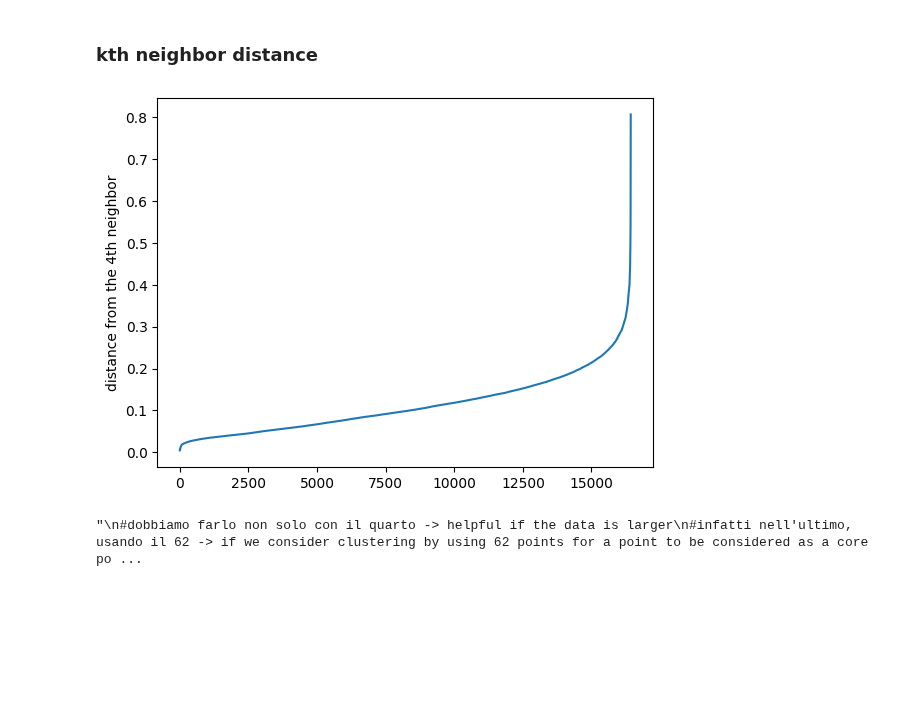
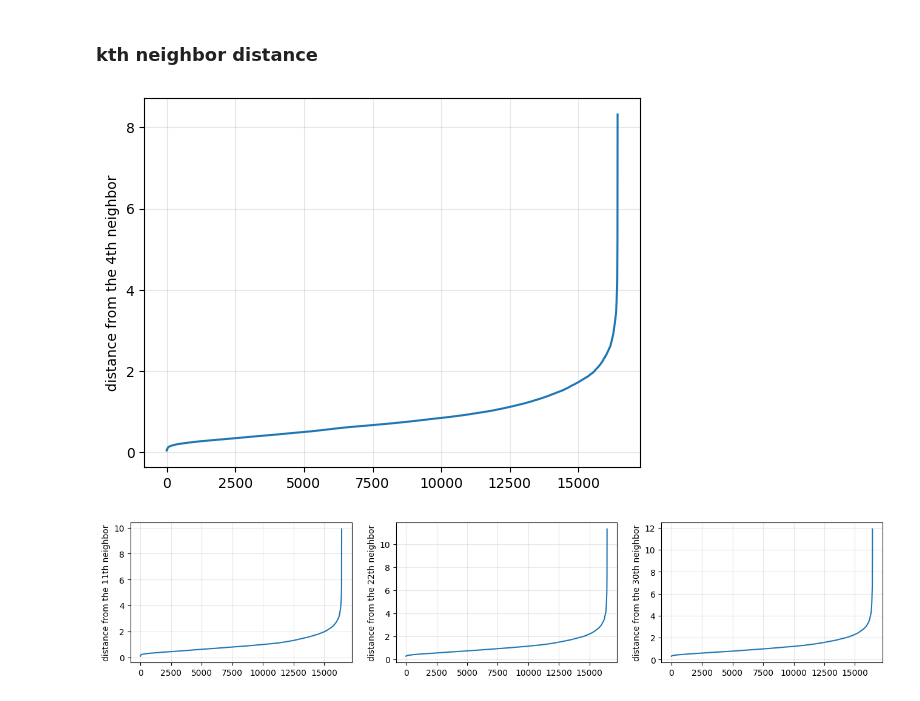
Before and after one commit to ChefBB/data_mining_1, a Jupyter notebook: code/clustering_dbscan.ipynb, the cells around one changed output. Drawn from its saved outputs; the diff is of its cells as text; code cells hidden in the pictures; blank space fills up the shorter version.

Commit message:
tuning parameters + file per visualisation con PCA

```diff
--- a/code/clustering_dbscan.ipynb
+++ b/code/clustering_dbscan.ipynb
@@ -97,4 +101,9 @@ y_mapped = pd.DataFrame(y).iloc[:,0].map(y_map)
 # z-score, fit and then transform
 scaler = StandardScaler()   #inizialize the standard scaler
 scaler.fit(X) #fit the scaler on the data; x è la numpy matrix of the dataset
-X_scal = scaler.transform(X) #transform to have the scaled version
+X_z_scal = scaler.transform(X) #transform to have the scaled version
+
+
+# min-max, fit and trasform directly
+scaler = MinMaxScaler()
+X_minmax = scaler.fit_transform(X) #fit e scaler in una riga sola
@@ -105,8 +110,10 @@ X_minmax = scaler.fit_transform(X) #fit e scaler in una riga sola
+# %%
+X_scal = X_z_scal
 # %% [markdown]
 ## DBSCAN
 # %%
-dbscan = DBSCAN(eps=0.45, min_samples=250, metric="euclidean")
-dbscan.fit(X_minmax)
+dbscan = DBSCAN(eps=1.98, min_samples=11, metric="euclidean")
+dbscan.fit(X_scal)
 
-#initiialize and fit into data --> procedura che faremo anche noi
+#initiialize and fit into data
 # %% [output]
@@ -146,7 +155,7 @@ array([0, 0, 0, ..., 0, 0, 0], dtype=int64)
 ### kth neighbor distance
 # %%
 #misuro distanze dal kth nearest n. -> usando pairwise distance da ogni pt (ptovo con eucl)
-dist = pdist(X_minmax, 'euclidean')
+dist = pdist(X_scal, 'euclidean')
 dist = squareform(dist)
 
 #risultato -> array compresso con distanze per ogni coppia di punti nel dataset.
@@ -164,23 +162,23 @@ dist = squareform(dist)
 # %%
 k=4
 kth_distances = []
 
 for d in dist:  # d is a vector containing distances between the ith record and all the others
     index_kth_distance = np.argsort(d)[k]  # take the index of the kth nearest neighbor
     kth_distances.append(d[index_kth_distance])  # store the distance in a list
+
+
+plt.plot(range(0, len(kth_distances)), sorted(kth_distances))
+plt.ylabel('distance from the {}th neighbor'.format(k))
+plt.grid(True, alpha=0.3)
+plt.show()
+# %% [output]
+[figure, added]
-# %%
-plt.plot(range(0, len(kth_distances)), sorted(kth_distances))
-plt.ylabel('distance from the {}th neighbor'.format(k))
-
-plt.show()
-# %% [output]
-[figure, removed]
 # %%
-
-"""
+#"""
 #dobbiamo farlo non solo con il quarto -> helpful if the data is larger
 #infatti nell'ultimo, usando il 62 -> if we consider clustering by using 62 points for a point to be considered as a core point vediamo i due cluster
-ks = [4, 64, 128, 300]
+ks = [11, 22, 30]
 
 
 fig = plt.figure(figsize=(16, 3)) # dimensions of the overall plot
@@ -197,11 +195,11 @@ for i in range(len(ks)):
     plt.subplot2grid(fig_dims, (0, i))
     plt.plot(range(0, len(kth_distances)), sorted(kth_distances))
     plt.ylabel('distance from the {}th neighbor'.format(k))
+    plt.grid(True, alpha=0.3)
 
-plt.tight_layout()
+#plt.tight_layout()
+#fig, axes = plt.subplots(2, 3, figsize=(15, 10))
 plt.show()
-
-
-"""
+#"""
 # %% [output]
-"\n#dobbiamo farlo non solo con il quarto -> helpful if the data is larger\n#infatti nell'ultimo, usando il 62 -> if we consider clustering by using 62 points for a point to be considered as a core po ...
+[figure, added]
```
Also changed, not shown: parts of 14 cells of this notebook, 1 other file.
